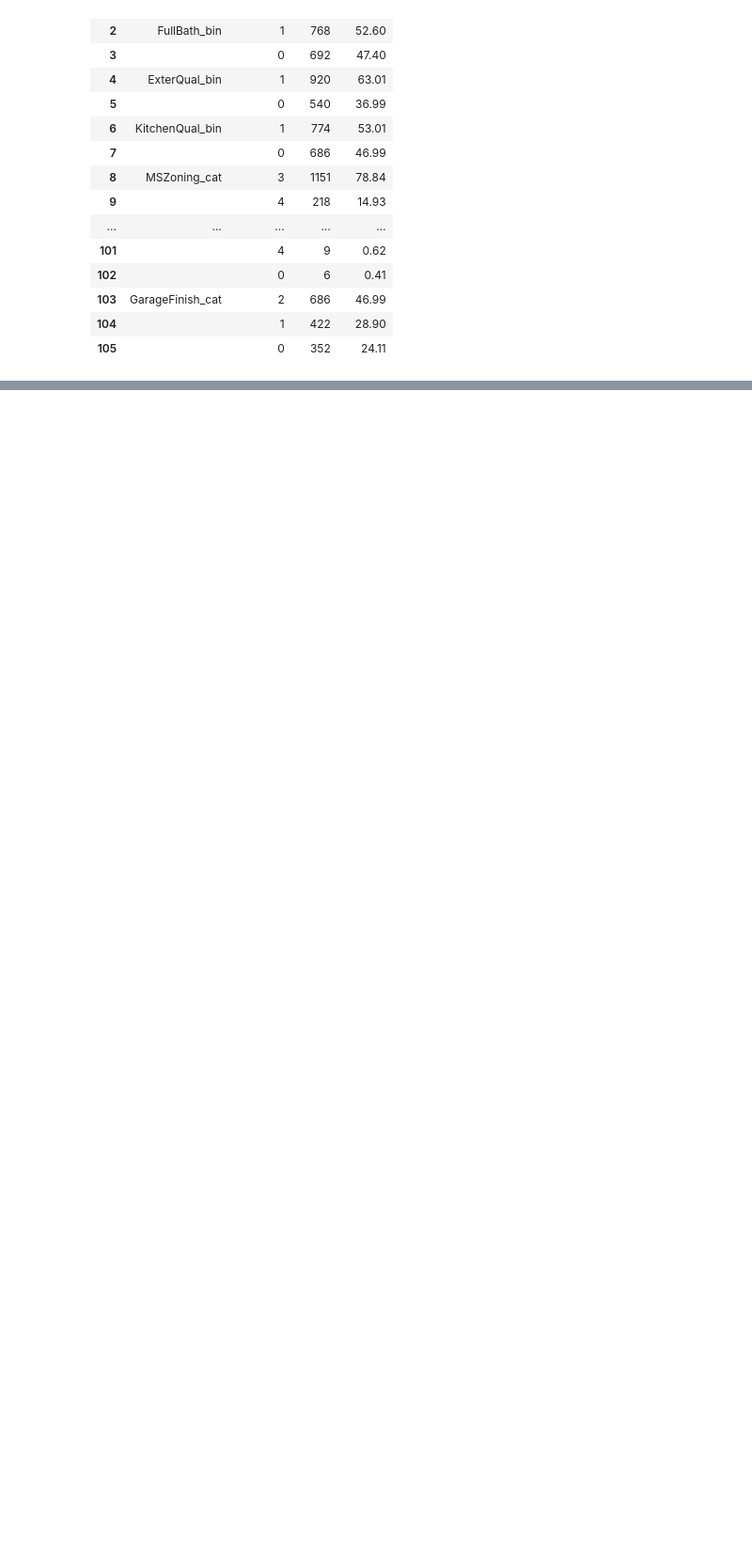
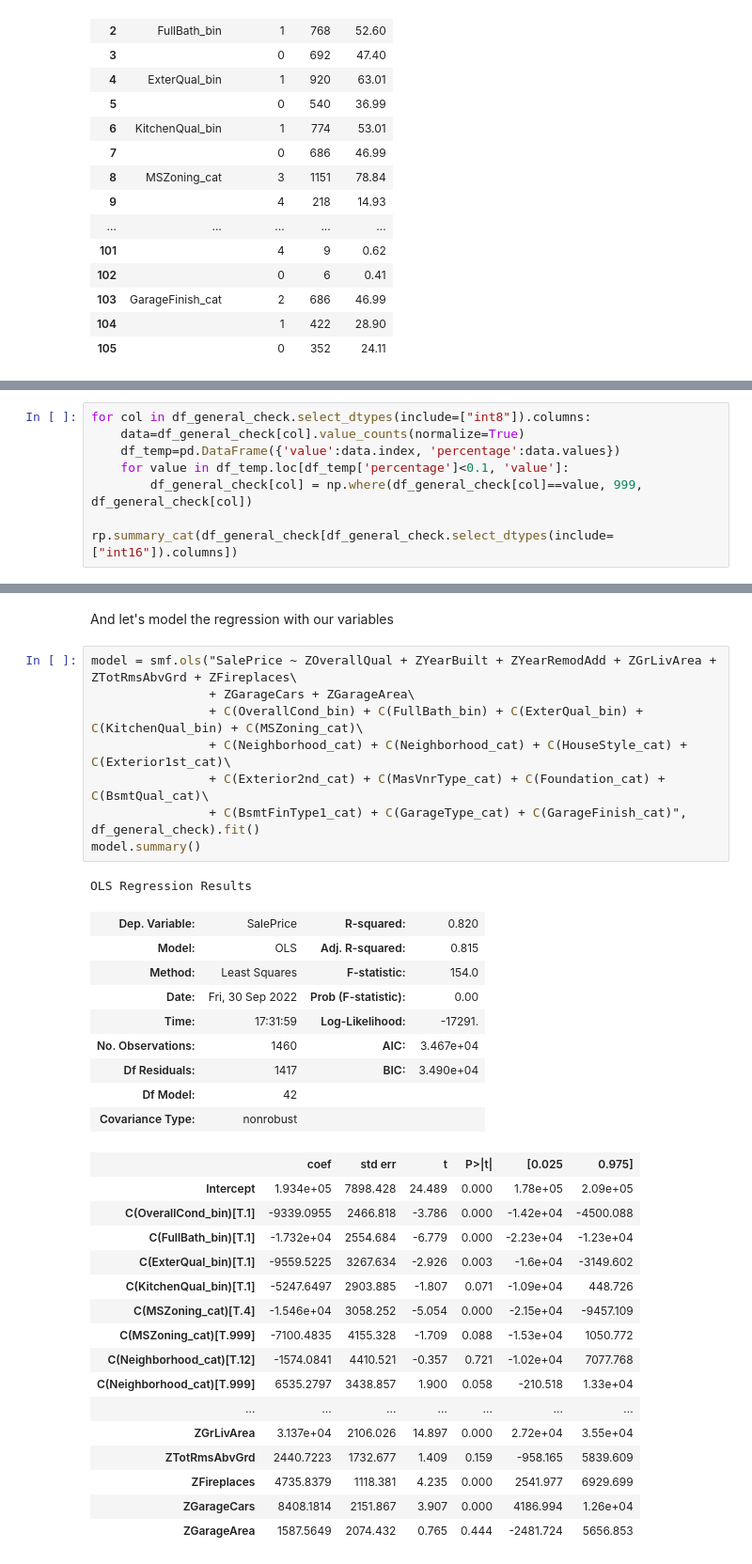
Before and after one commit to patrycja-naumczyk/Kaggle_housePrice, a Jupyter notebook: ML_reg.ipynb, the cells around one changed output, grey strips where cells are left out. Shown: that part at 94% size. Cells and saved outputs as stored; diff of their text form; blank space fills up the shorter version.

```diff
--- a/ML_reg.ipynb
+++ b/ML_reg.ipynb
@@ -311,0 +315,8 @@ First of all - quite a few variables have multiple categories that are underrepr
+# %%
+for col in df_general_check.select_dtypes(include=["int8"]).columns:
+    data=df_general_check[col].value_counts(normalize=True)
+    df_temp=pd.DataFrame({'value':data.index, 'percentage':data.values})
+    for value in df_temp.loc[df_temp['percentage']<0.1, 'value']:
+        df_general_check[col] = np.where(df_general_check[col]==value, 999, df_general_check[col])
+
+rp.summary_cat(df_general_check[df_general_check.select_dtypes(include=["int16"]).columns])
@@ -311,0 +362,37 @@ First of all - quite a few variables have multiple categories that are underrepr
+# %% [markdown]
+And let's model the regression with our variables
+# %%
+model = smf.ols("SalePrice ~ ZOverallQual + ZYearBuilt + ZYearRemodAdd + ZGrLivArea + ZTotRmsAbvGrd + ZFireplaces\
+                + ZGarageCars + ZGarageArea\
+                + C(OverallCond_bin) + C(FullBath_bin) + C(ExterQual_bin) + C(KitchenQual_bin) + C(MSZoning_cat)\
+                + C(Neighborhood_cat) + C(Neighborhood_cat) + C(HouseStyle_cat) + C(Exterior1st_cat)\
+                + C(Exterior2nd_cat) + C(MasVnrType_cat) + C(Foundation_cat) + C(BsmtQual_cat)\
+                + C(BsmtFinType1_cat) + C(GarageType_cat) + C(GarageFinish_cat)", df_general_check).fit()
+model.summary()
+# %% [output]
+OLS Regression Results
+| Dep. Variable: | SalePrice | R-squared: | 0.820 |
+| Model: | OLS | Adj. R-squared: | 0.815 |
+| Method: | Least Squares | F-statistic: | 154.0 |
+| Date: | Fri, 30 Sep 2022 | Prob (F-statistic): | 0.00 |
+| Time: | 17:31:59 | Log-Likelihood: | -17291. |
+| No. Observations: | 1460 | AIC: | 3.467e+04 |
+| Df Residuals: | 1417 | BIC: | 3.490e+04 |
+| Df Model: | 42 |  |  |
+| Covariance Type: | nonrobust |  |  |
+|  | coef | std err | t | P>|t| | [0.025 | 0.975] |
+| Intercept | 1.934e+05 | 7898.428 | 24.489 | 0.000 | 1.78e+05 | 2.09e+05 |
+| C(OverallCond_bin)[T.1] | -9339.0955 | 2466.818 | -3.786 | 0.000 | -1.42e+04 | -4500.088 |
+| C(FullBath_bin)[T.1] | -1.732e+04 | 2554.684 | -6.779 | 0.000 | -2.23e+04 | -1.23e+04 |
+| C(ExterQual_bin)[T.1] | -9559.5225 | 3267.634 | -2.926 | 0.003 | -1.6e+04 | -3149.602 |
+| C(KitchenQual_bin)[T.1] | -5247.6497 | 2903.885 | -1.807 | 0.071 | -1.09e+04 | 448.726 |
+| C(MSZoning_cat)[T.4] | -1.546e+04 | 3058.252 | -5.054 | 0.000 | -2.15e+04 | -9457.109 |
+| C(MSZoning_cat)[T.999] | -7100.4835 | 4155.328 | -1.709 | 0.088 | -1.53e+04 | 1050.772 |
+| C(Neighborhood_cat)[T.12] | -1574.0841 | 4410.521 | -0.357 | 0.721 | -1.02e+04 | 7077.768 |
+| C(Neighborhood_cat)[T.999] | 6535.2797 | 3438.857 | 1.900 | 0.058 | -210.518 | 1.33e+04 |
+| ... | ... | ... | ... | ... | ... | ... |
+| ZGrLivArea | 3.137e+04 | 2106.026 | 14.897 | 0.000 | 2.72e+04 | 3.55e+04 |
+| ZTotRmsAbvGrd | 2440.7223 | 1732.677 | 1.409 | 0.159 | -958.165 | 5839.609 |
+| ZFireplaces | 4735.8379 | 1118.381 | 4.235 | 0.000 | 2541.977 | 6929.699 |
+| ZGarageCars | 8408.1814 | 2151.867 | 3.907 | 0.000 | 4186.994 | 1.26e+04 |
+| ZGarageArea | 1587.5649 | 2074.432 | 0.765 | 0.444 | -2481.724 | 5656.853 |
```
Also changed, not shown: parts of 16 cells of this notebook.
